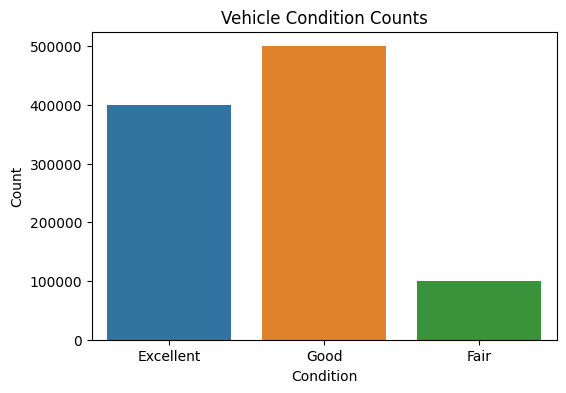
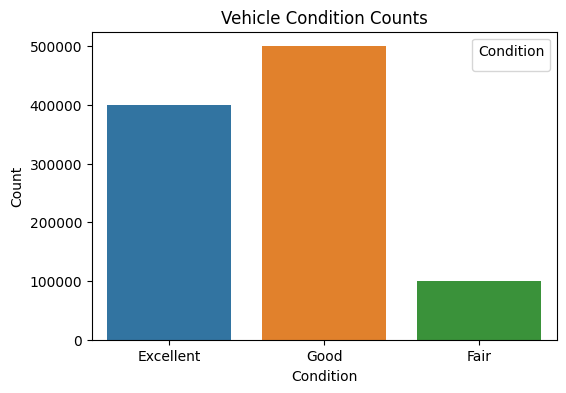
The change to this notebook cell's code, shown as a diff; its figure went from the first image to the second:
--- before
+++ after
@@ -1,11 +1,15 @@
 plt.figure(figsize=(6,4))
-sns.countplot(
+
+ax = sns.countplot(
     x=df["condition"],
-    hue=df["condition"],
-    legend=False
+    hue=df["condition"]
 )
+
 plt.title("Vehicle Condition Counts")
 plt.xlabel("Condition")
 plt.ylabel("Count")
 
+handles, labels = ax.get_legend_handles_labels()
+ax.legend(handles, labels, title="Condition")
+
 plt.show()

Commit: Update assignment1 (2).ipynb